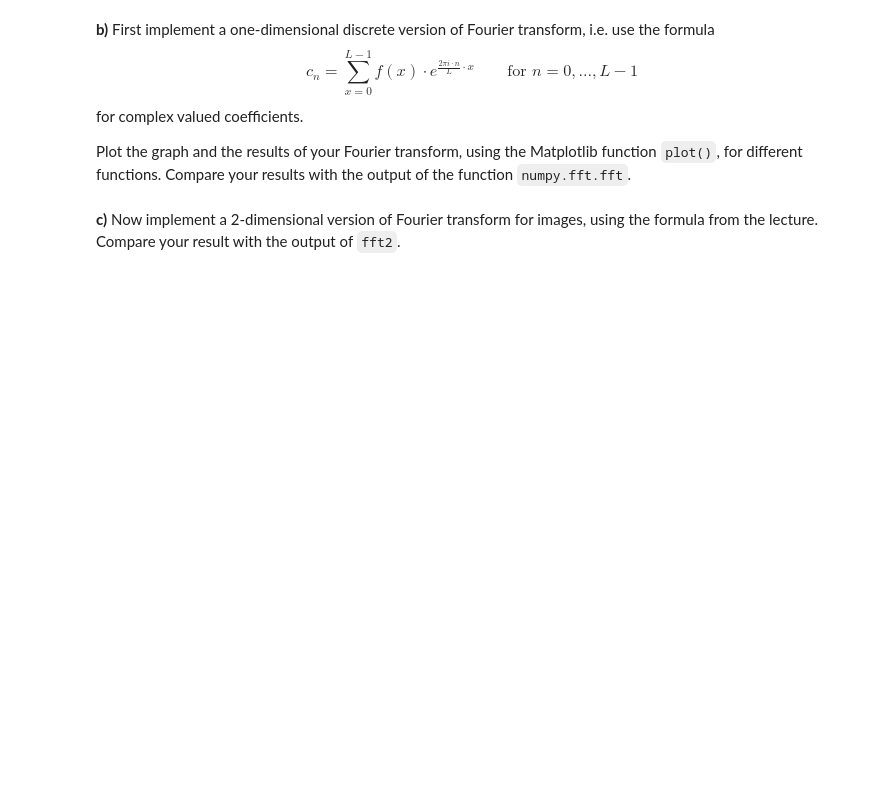
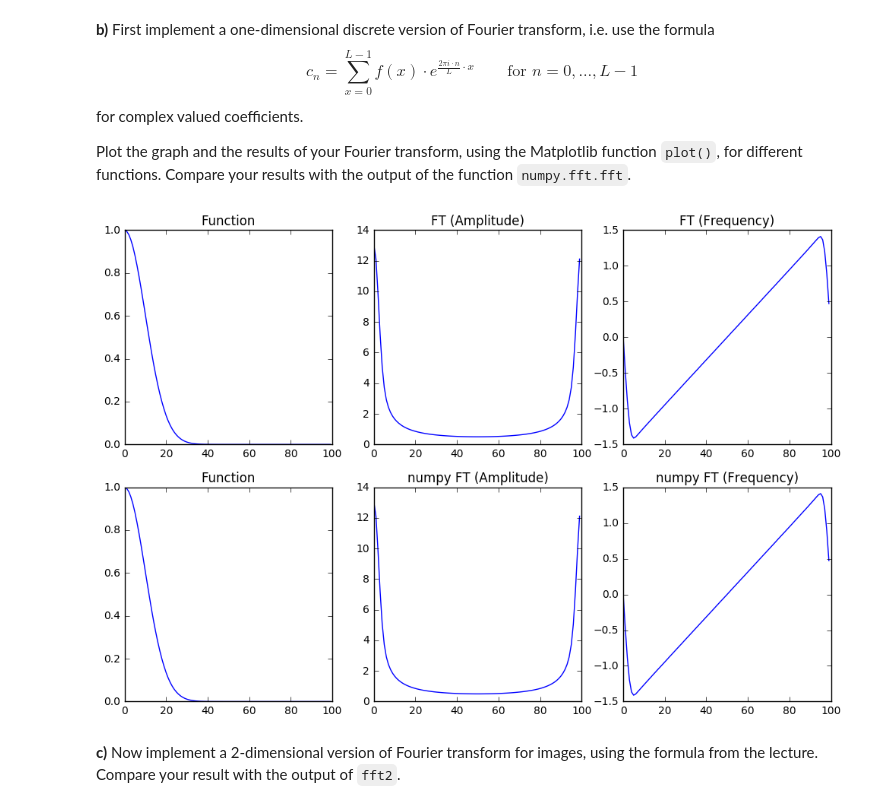
Before and after one commit to themightyoarfish/Computer-Vision, a Jupyter notebook: Exercise7/sheet07.ipynb, the cells around one changed output. Drawn from its saved outputs; the diff is of its cells as text; code cells hidden in the pictures; blank space fills up the shorter version.

```diff
--- a/Exercise7/sheet07.ipynb
+++ b/Exercise7/sheet07.ipynb
@@ -154,38 +154,49 @@ Plot the graph and the results of your Fourier transform, using the Matplotlib f
 # %%
 import numpy as np
 from scipy import misc
 import matplotlib.pyplot as plt
 
 def fourier1d(func):
     """
     Perform a discrete 1D Fourier transform.
 
     """
-    ft = np.zeros(func.shape, dtype = np.complex)
+    L = len(func)
+    xs = np.arange(0, L)
+    ns = np.arange(0, L)
+    return np.array([np.sum(func[xs] * np.exp(xs * 2 * np.pi * -1j * n / L)) for n in ns])
+    # cn = []
+    # for n in range(0, len(func)):
+    #     sum = 0
+    #     for x in range(0, len(func)):
+    #         sum += func[x] * np.exp(2*-1j*np.pi*n*x/len(func))
+    #     cn.append(sum)
+    # return cn
 
-    # FIXME: put your code here!
-
-
-    return ft
 
 # number of points
 L = np.arange(100)
 
 def gaussian(x, mu, sig):
     return np.exp(-np.power(x - mu, 2.) / (2 * np.power(sig, 2.)))
 
-func = np.sin(2*np.pi*L/len(L))
-#func = np.zeros(L.shape); func[40:60] = 1;
-#func = gaussian(L, 0, 10)
+# func = np.sin(2*np.pi*L/len(L))
+# func = np.zeros(L.shape); func[40:60] = 1;
+func = gaussian(L, 0, 10)
 
 ft = fourier1d(func)
-#ft = np.fft.fft(func)
+ft_real = np.fft.fft(func)
 plt.figure(figsize=(12,8))
 
 plt.gray()
-plt.subplot(1,3,1); plt.plot(L,func); plt.title('Function')
-plt.subplot(1,3,2); plt.plot(L,np.abs(ft)); plt.title('FT (Amplitude)')
-plt.subplot(1,3,3); plt.plot(L,np.angle(ft)); plt.title('FT (Frequency)')
+plt.subplot(2,3,1); plt.plot(L,func); plt.title('Function')
+plt.subplot(2,3,2); plt.plot(L,np.abs(ft)); plt.title('FT (Amplitude)')
+plt.subplot(2,3,3); plt.plot(L,np.angle(ft)); plt.title('FT (Frequency)')
+plt.subplot(2,3,4); plt.plot(L,func); plt.title('Function')
+plt.subplot(2,3,5); plt.plot(L,np.abs(ft_real)); plt.title('numpy FT (Amplitude)')
+plt.subplot(2,3,6); plt.plot(L,np.angle(ft_real)); plt.title('numpy FT (Frequency)')
 plt.show()
+# %% [output]
+[figure, added]
 # %% [markdown]
 **c)** Now implement a 2-dimensional version of Fourier transform for images, using the formula from the lecture. Compare your result with the output of `fft2`.
```
Also changed, not shown: parts of 5 cells of this notebook, 2 other files.
